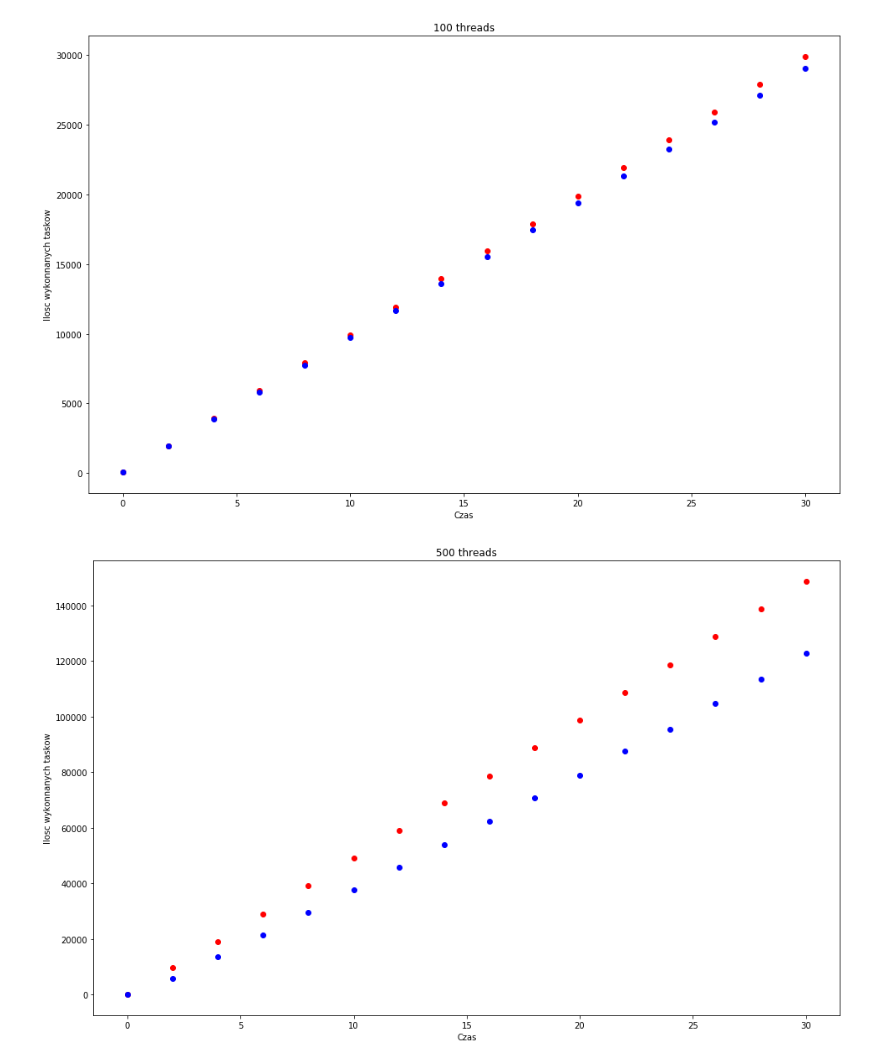
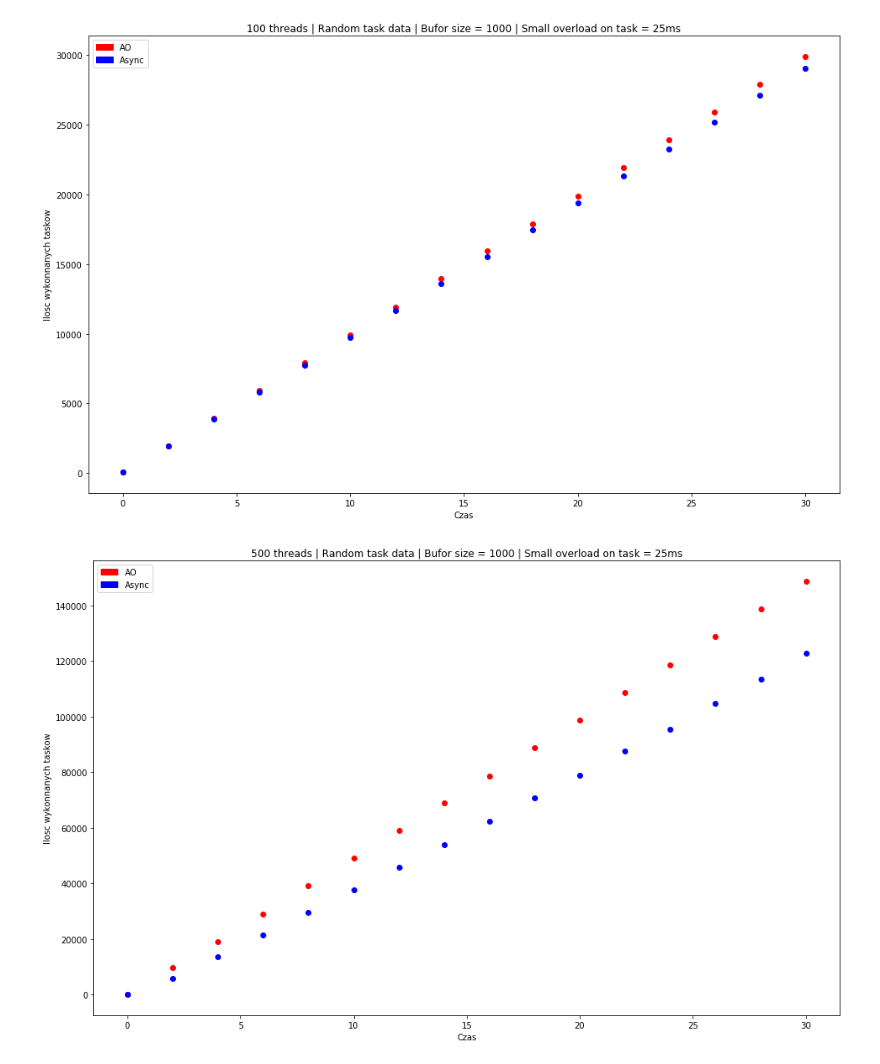
Before and after one commit to mwoss/ConcurrencyJavaTasks, a Jupyter notebook: data/AO vs Async.ipynb, the cells around one changed output. Saved outputs shown, nothing was run; the diff lists cells and outputs as text; code cells hidden in the pictures.

```diff
--- a/data/AO vs Async.ipynb
+++ b/data/AO vs Async.ipynb
@@ -10,14 +11,17 @@ ao_cons = ao10['cons'].values
 async_cons = async10['cons'].values
 # %%
 plt.figure(figsize=(16,10))
-plt.title('100 threads')
+plt.title('100 threads | Random task data | Bufor size = 1000 | Small overload on task = 25ms')
 plt.xlabel('Czas')
 plt.ylabel('Ilosc wykonnanych taskow')
+red_patch = mpatches.Patch(color='red', label='AO')
+blue_patch = mpatches.Patch(color='blue', label='Async')
+plt.legend(handles=[red_patch, blue_patch])
 plt.plot(time, ao_cons, 'ro')
 plt.plot(time, async_cons, 'ro', color='blue')
 plt.show()
 # %% [output]
-[figure, old version]
+[figure, new version]
 # %%
 ao1000 = pd.read_csv('AO/new_outputAO500.txt', sep=" ", header=None, names=["time", "cons", "prods"])
 async1000 = pd.read_csv('Async/new_outputAsync500.txt', sep=" ", header=None, names=["time", "cons", "prods"])
@@ -26,14 +30,17 @@ ao_cons1k = ao1000['cons'].values
 async_cons1k = async1000['cons'].values
 # %%
 plt.figure(figsize=(16,10))
-plt.title('500 threads')
+plt.title('500 threads | Random task data | Bufor size = 1000 | Small overload on task = 25ms')
 plt.xlabel('Czas')
 plt.ylabel('Ilosc wykonnanych taskow')
+red_patch = mpatches.Patch(color='red', label='AO')
+blue_patch = mpatches.Patch(color='blue', label='Async')
+plt.legend(handles=[red_patch, blue_patch])
 plt.plot(time1k, ao_cons1k, 'ro')
 plt.plot(time1k, async_cons1k, 'ro', color='blue')
 plt.show()
 # %% [output]
-[figure, old version]
+[figure, new version]
 # %%
 ao1000n = pd.read_csv('AO/new_outputAO1000.txt', sep=" ", header=None, names=["time", "cons", "prods"])
 async1000n = pd.read_csv('Async/new_outputAsync1000.txt', sep=" ", header=None, names=["time", "cons", "prods"])
```
Also changed, not shown: parts of 14 cells of this notebook, 11 other files.
